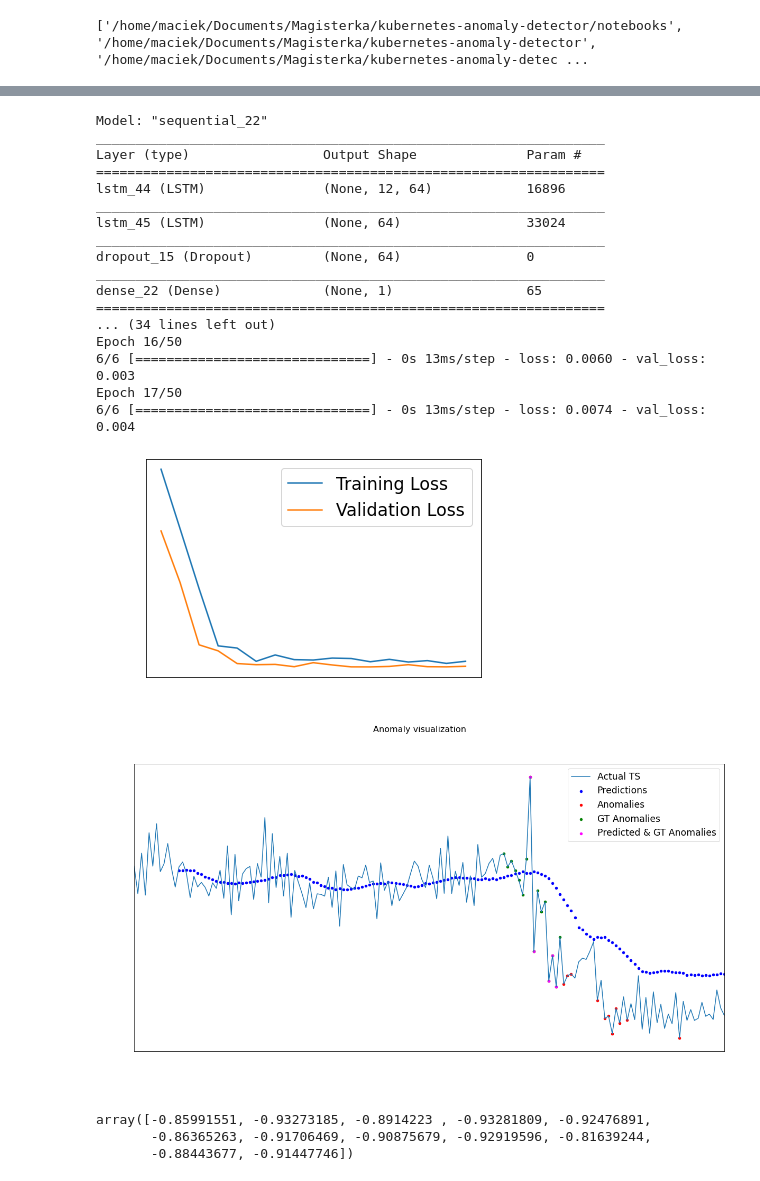
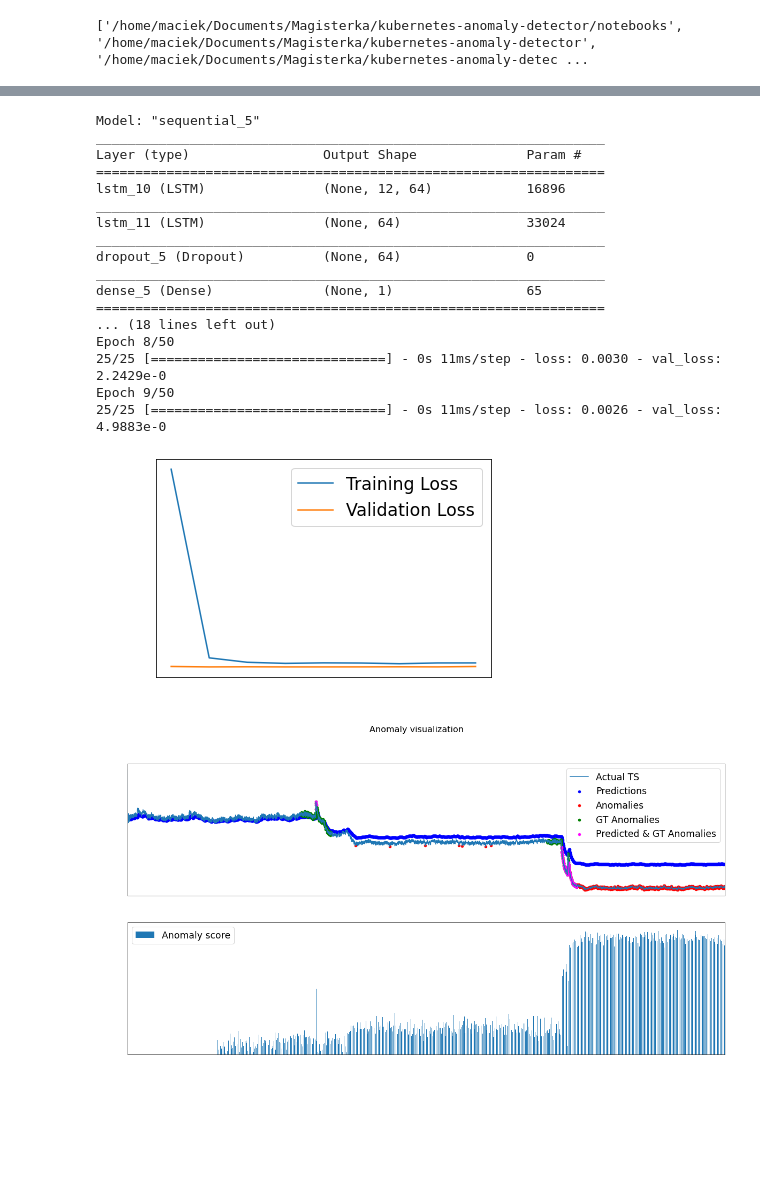
Before and after one commit to emerelte/kad, a Jupyter notebook: notebooks/lstm.ipynb, the cells around one changed output, grey strips where cells are left out. Cells and saved outputs as stored; diff of their text form; code cells hidden in the pictures; blank space fills up the shorter version.

```diff
--- a/notebooks/lstm.ipynb
+++ b/notebooks/lstm.ipynb
@@ -41,7 +36,23 @@ original_df = pd.read_csv(
     file_path, parse_dates=True, index_col="timestamp"
 )
 
-original_df = original_df[:int(len(original_df)/2)].resample("h").agg(np.mean)
+# original_df = original_df.resample("h").agg(np.mean)
+original_df = original_df.ewm(halflife='1 hour', times=original_df.index).mean()
 
 with open("data/archive/combined_windows.json") as f:
     true_anomalies = json.load(f)
+
+X_LABEL = "timestamp"
+ts_analyzer = importlib.reload(ts_analyzer)
+visualization = importlib.reload(visualization)
+
+true_anomalies_ranges = true_anomalies[file_name]
+
+ground_true_anomalies_df = pd.DataFrame()
+for anom_range in true_anomalies_ranges:
+    ground_true_anomalies_df = ground_true_anomalies_df.append(original_df.loc[anom_range[0]:anom_range[1]])
+
+preprocessed_df = original_df.copy()
+preprocessed_df["gt_is_anomaly"] = [idx in ground_true_anomalies_df.index for idx in original_df.index.tolist()]
+
+visualization.visualize(results_df=preprocessed_df, metric_name="value", title="Original df")
@@ -64,5 +61,5 @@ visualization.visualize(results_df=preprocessed_df, metric_name="value", title="
 # %%
-scaler = MinMaxScaler(feature_range=(-1, 0))
+scaler = MinMaxScaler(feature_range=(0, 1))
 # scaler = StandardScaler()
 preprocessed_df["value"] = scaler.fit_transform(preprocessed_df.values)
 
@@ -72,45 +69,43 @@ visualization.visualize(results_df=preprocessed_df, metric_name="value", title="
 # %%
+kad_utils = importlib.reload(kad_utils)
 lstm_model = importlib.reload(lstm_model)
+warnings.filterwarnings("ignore")
+
 model: i_model.IModel = lstm_model.LstmModel(time_steps=12)
 
+
 values_df = preprocessed_df[["value"]]
-train_df, test_df = train_test_split(values_df, shuffle=False, train_size=0.5)
+train_df, test_df = train_test_split(values_df, shuffle=False, train_size=0.15)
 model.train(train_df)
 
 results_df = pd.DataFrame()
 SAMPLES_TO_PREDICT = 25
 for i in range(0, len(test_df), SAMPLES_TO_PREDICT):
-    if len(test_df.iloc[i:i+SAMPLES_TO_PREDICT]) < SAMPLES_TO_PREDICT:
+    if len(test_df.iloc[i:i + SAMPLES_TO_PREDICT]) < SAMPLES_TO_PREDICT:
         break
-    results_df = model.test(test_df.iloc[i:i+SAMPLES_TO_PREDICT])
+    results_df = model.test(test_df.iloc[i:i + SAMPLES_TO_PREDICT])
 
 evaluation_df = results_df.copy()
 evaluation_df["gt_is_anomaly"] = preprocessed_df["gt_is_anomaly"]
 visualization = importlib.reload(visualization)
 visualization.visualize(evaluation_df, "value")
 # %% [output]
-Model: "sequential_22"
+Model: "sequential_5"
 _________________________________________________________________
 Layer (type)                 Output Shape              Param #
 =================================================================
-lstm_44 (LSTM)               (None, 12, 64)            16896
+lstm_10 (LSTM)               (None, 12, 64)            16896
 _________________________________________________________________
-lstm_45 (LSTM)               (None, 64)                33024
+lstm_11 (LSTM)               (None, 64)                33024
 _________________________________________________________________
-dropout_15 (Dropout)         (None, 64)                0
+dropout_5 (Dropout)          (None, 64)                0
 _________________________________________________________________
-dense_22 (Dense)             (None, 1)                 65
+dense_5 (Dense)              (None, 1)                 65
 =================================================================
-... (34 lines left out)
-Epoch 16/50
-6/6 [==============================] - 0s 13ms/step - loss: 0.0060 - val_loss: 0.003
-Epoch 17/50
-6/6 [==============================] - 0s 13ms/step - loss: 0.0074 - val_loss: 0.004
+... (18 lines left out)
+Epoch 8/50
+25/25 [==============================] - 0s 11ms/step - loss: 0.0030 - val_loss: 2.2429e-0
+Epoch 9/50
+25/25 [==============================] - 0s 11ms/step - loss: 0.0026 - val_loss: 4.9883e-0
-[figure, old version]
+[figure, new version]
-[figure, old version]
+[figure, new version]
-# %%
-results_df[test_df.columns[0]].to_numpy()[-12:]
-# %% [output]
-array([-0.85991551, -0.93273185, -0.8914223 , -0.93281809, -0.92476891,
-       -0.86365263, -0.91706469, -0.90875679, -0.92919596, -0.81639244,
-       -0.88443677, -0.91447746])
```
Also changed, not shown: parts of 5 cells of this notebook, 11 other files.
